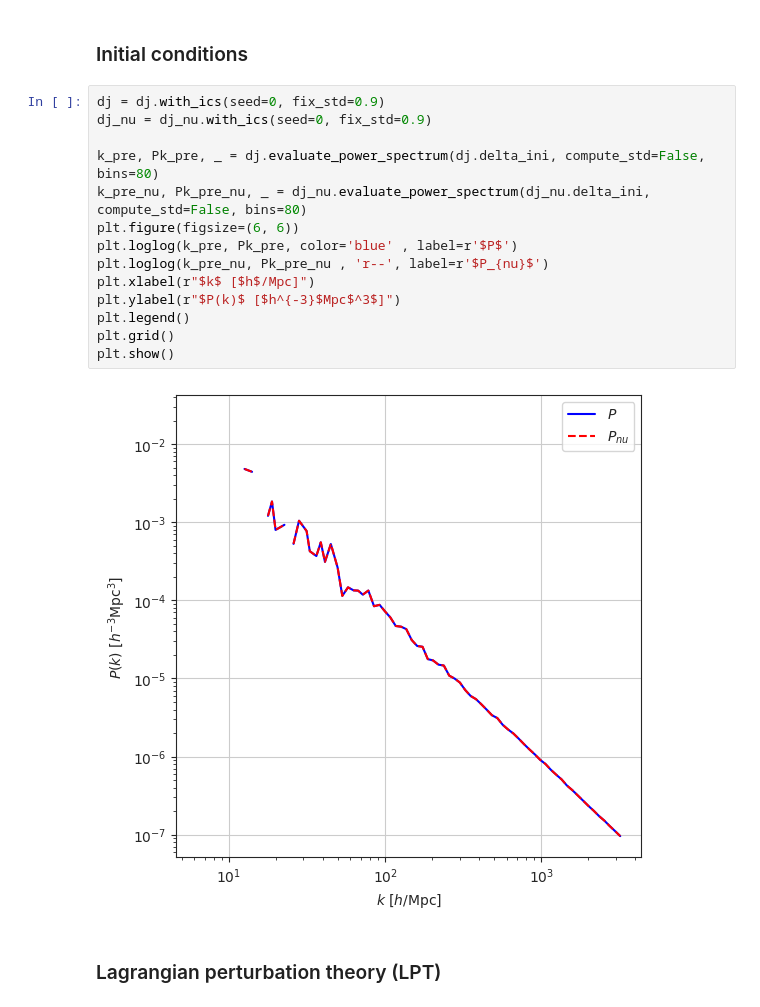
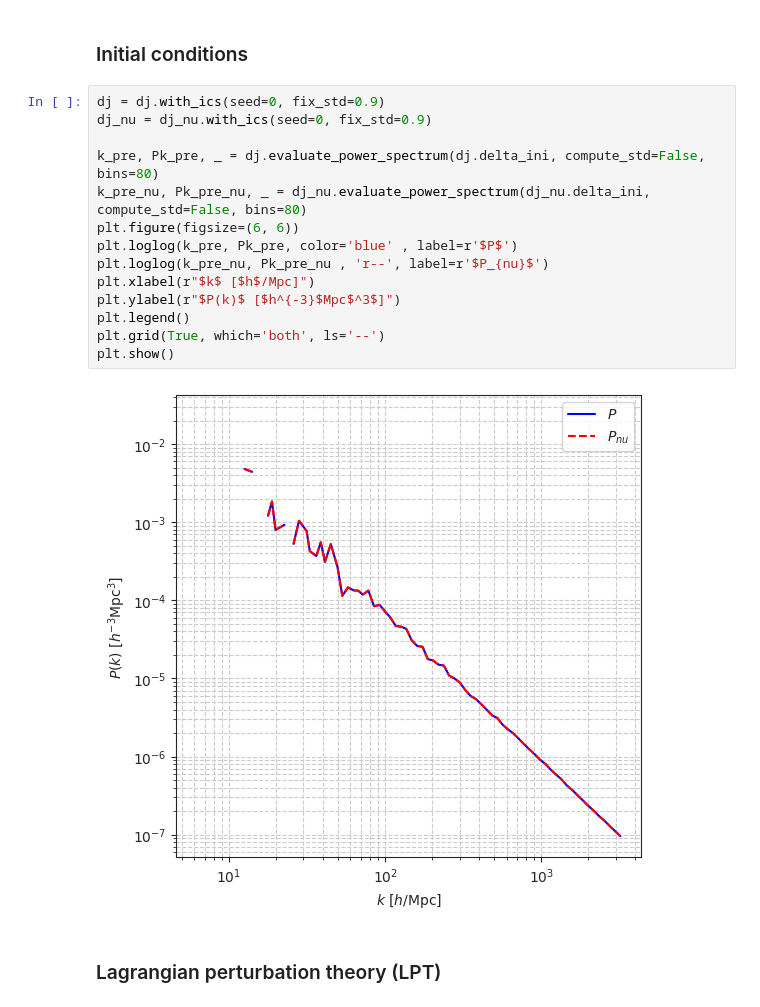
Before and after one commit to Xantyos13/DISCO-DJ, a Jupyter notebook: Neutrinos/disco_dj_2d_neutrinos.ipynb, the cells around one changed output. Cells and saved outputs as stored; diff of their text form.

```diff
--- a/Neutrinos/disco_dj_2d_neutrinos.ipynb
+++ b/Neutrinos/disco_dj_2d_neutrinos.ipynb
@@ -130,19 +130,19 @@ print(cosmo_nu)
 # %%
 dj = dj.with_ics(seed=0, fix_std=0.9)
 dj_nu = dj_nu.with_ics(seed=0, fix_std=0.9)
 
 k_pre, Pk_pre, _ = dj.evaluate_power_spectrum(dj.delta_ini, compute_std=False, bins=80)
 k_pre_nu, Pk_pre_nu, _ = dj_nu.evaluate_power_spectrum(dj_nu.delta_ini, compute_std=False, bins=80)
 plt.figure(figsize=(6, 6))
 plt.loglog(k_pre, Pk_pre, color='blue' , label=r'$P$')
 plt.loglog(k_pre_nu, Pk_pre_nu , 'r--', label=r'$P_{nu}$')
 plt.xlabel(r"$k$ [$h$/Mpc]")
 plt.ylabel(r"$P(k)$ [$h^{-3}$Mpc$^3$]")
 plt.legend()
-plt.grid()
+plt.grid(True, which='both', ls='--')
 plt.show()
 # %% [output]
-[figure, old version]
+[figure, new version]
 # %% [markdown]
 ### Lagrangian perturbation theory (LPT)
 # %%
```
Also changed, not shown: parts of 2 cells of this notebook, 3 other files.
